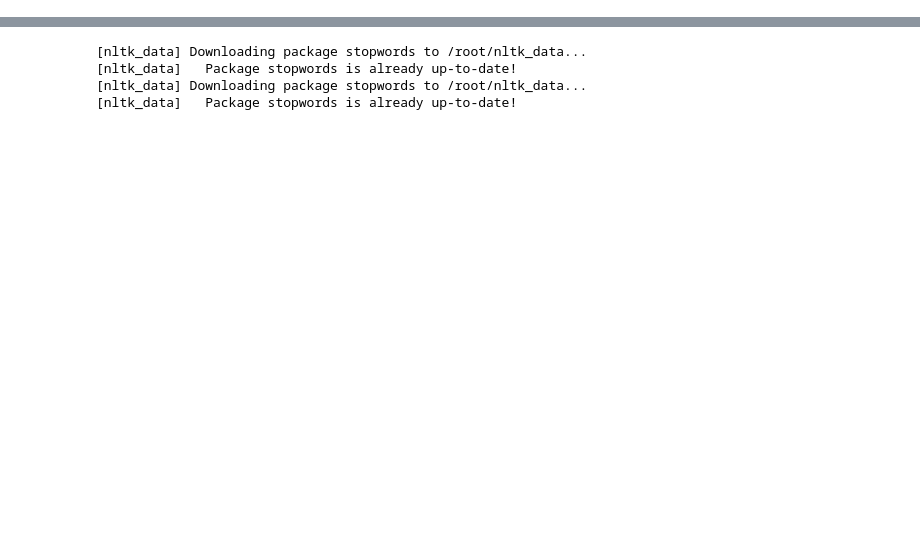
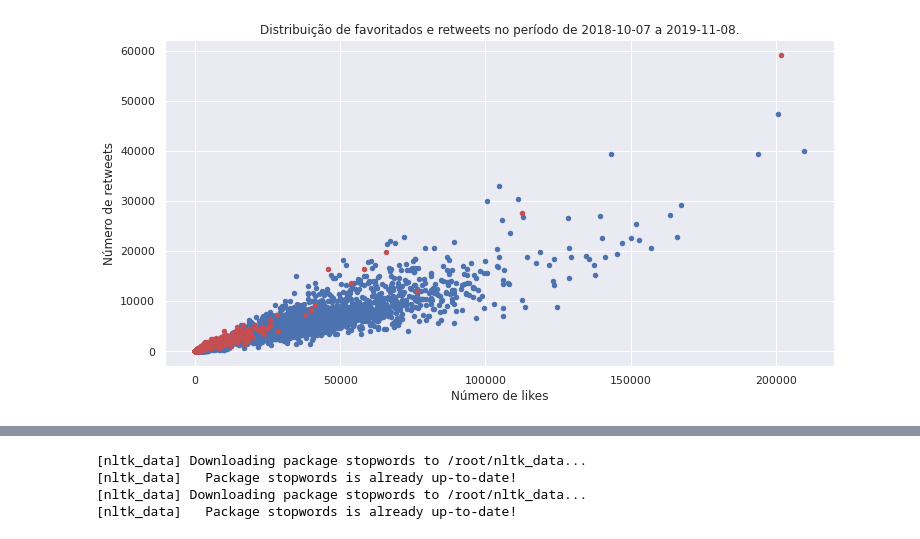
Before and after one commit to eduardodut/Analise-tweets-ICD-Unifor, a Jupyter notebook: AnaliseTweets.ipynb, the cells around one changed output, grey strips where cells are left out. Cells and saved outputs as stored; diff of their text form; code cells hidden in the pictures; blank space fills up the shorter version.

Commit message:
geração dos gráficos quantitativos

```diff
--- a/AnaliseTweets.ipynb
+++ b/AnaliseTweets.ipynb
@@ -163,0 +256,26 @@ plt.show()
+# %%
+#@title Gráfico 01
+#@markdown Visualização em gráfico de dispersão de quantidade de 'retweets' e quantidade de 'favoritado'. Os pontos azuis representam cada tweet de Bolsonaro e os vermelhos representam os tweets de lula
+
+#@markdown Por se tratar de uma variável com alguns outliers é recomendado que se utilize uma escala logaritmica para sua representação. Entretanto ao utilizar a escala logaritmica perde-se o senso da diferença entre as reações aos tweets dos dois usuários. Portanto optou-se por utilizar uma escala linear.
+
+#uso do estilo do seaborn
+sns.set()
+fig, ax = plt.subplots()
+
+ax.scatter(x= bolsonaro_filtrado['favorite_count'], y= bolsonaro_filtrado['retweet_count'], color = 'b',s=20)
+ax.scatter(x= lula_filtrado['favorite_count'], y= lula_filtrado['retweet_count'],  color = 'r',s=20)
+# Set the x-axis label
+ax.set_xlabel("Número de likes")
+
+# Set the y-axis label
+ax.set_ylabel("Número de retweets")
+
+ax.set_title(''.join(["Distribuição de favoritados e retweets no período de ", data_inicial," a ", data_final,"."]))
+
+
+fig.set_size_inches(12,6)
+
+plt.show()
+# %% [output]
+[figure, added]
```
Also changed, not shown: parts of 21 cells of this notebook.
